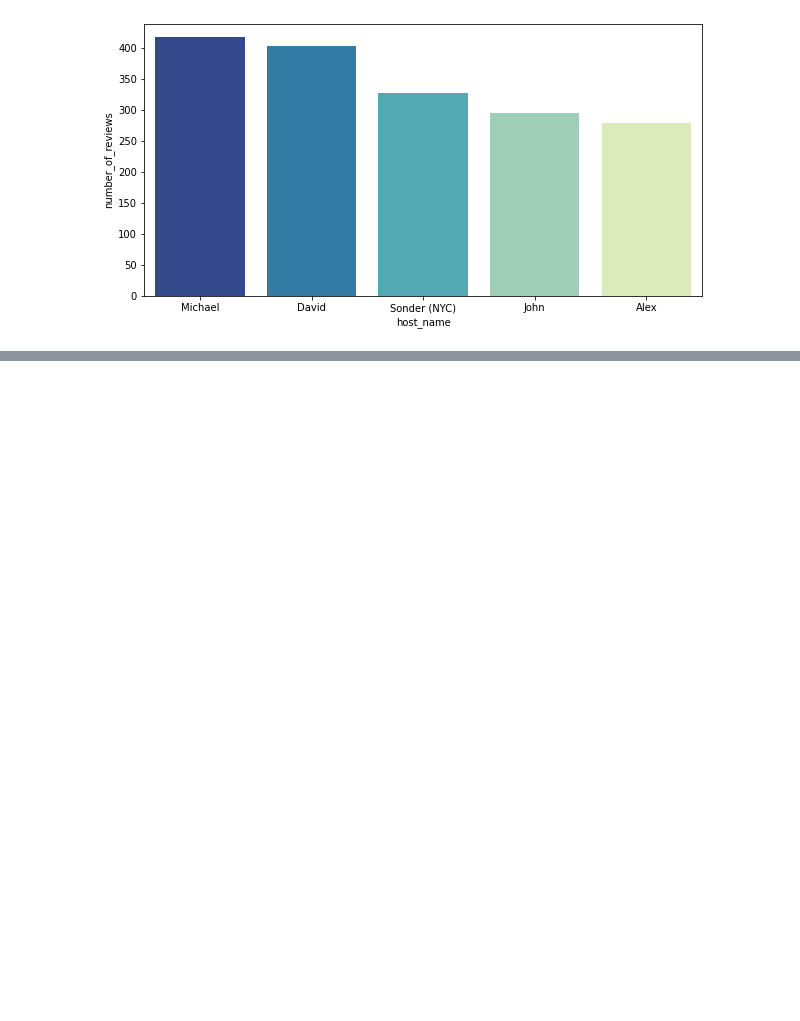
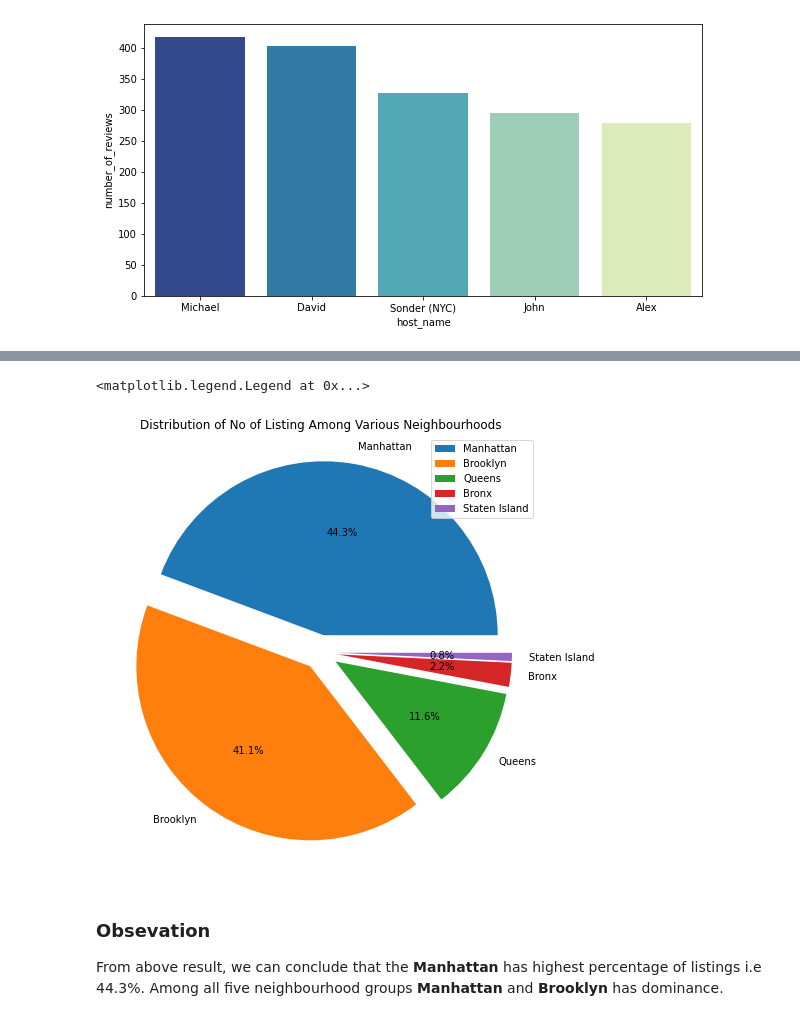
Before and after one commit to AshishMekhe/Capstone-Project-Airbnb-Data-Analysis, a Jupyter notebook: Airbnb_Bookings_Analysis_Capstone_Project.ipynb, the cells around one changed output, grey strips where cells are left out. Saved outputs shown, nothing was run; the diff lists cells and outputs as text; code cells hidden in the pictures; blank space fills up the shorter version.

```diff
--- a/Airbnb_Bookings_Analysis_Capstone_Project.ipynb
+++ b/Airbnb_Bookings_Analysis_Capstone_Project.ipynb
@@ -254,0 +255,5 @@ From above result, we concluded that the name of the Host with most no. of revie
+# %%
+# Checking which neighbourhood group has most no of listing
+neighbour_grp =airbnb_data.groupby(['neighbourhood_group']).count()['calculated_host_listings_count'].reset_index().rename(columns={'calculated_host_listings_count':'no_of_listings'})
+neighbour_grp = neighbour_grp.sort_values(by=['no_of_listings'], ascending=False)
+neighbour_grp
@@ -254,0 +267,12 @@ From above result, we concluded that the name of the Host with most no. of revie
+# %%
+# Visualizing the neighbourhood group which has most no of listing
+plt.figure(figsize=(12,8))
+plt.pie(neighbour_grp['no_of_listings'],labels = neighbour_grp['neighbourhood_group'],autopct = '%1.1f%%',explode = [0.1,0.1,0.1,0.1,0.1])
+plt.title("Distribution of No of Listing Among Various Neighbourhoods")
+plt.legend()
+# %% [output]
+<matplotlib.legend.Legend at 0x...>
+[figure, added]
+# %% [markdown]
+### **Obsevation**
+From above result, we  can conclude that the **Manhattan** has highest percentage of listings i.e 44.3%. Among all five neighbourhood groups **Manhattan** and **Brooklyn** has dominance.
```
Also changed, not shown: parts of 5 cells of this notebook.
